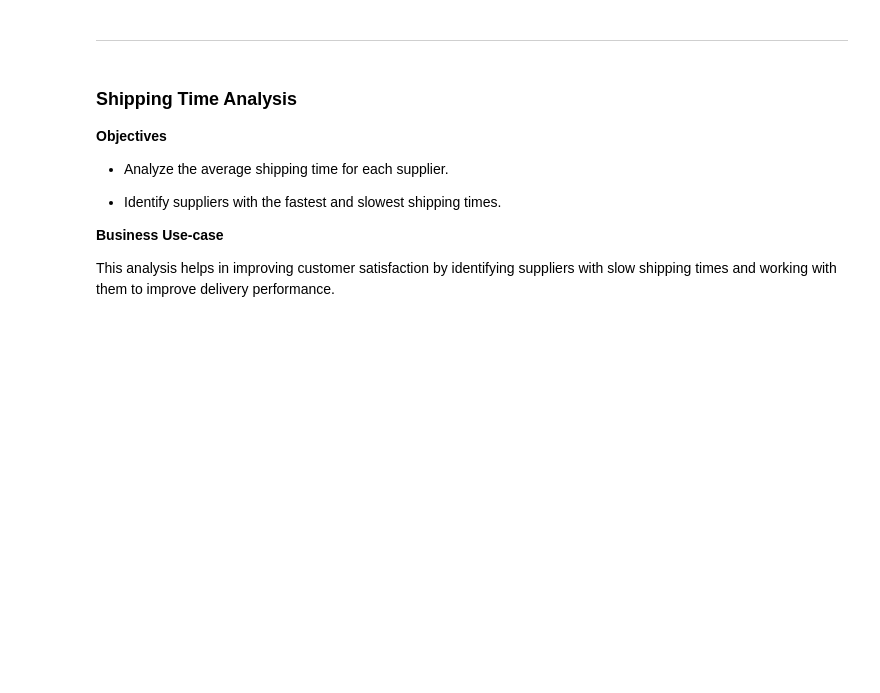
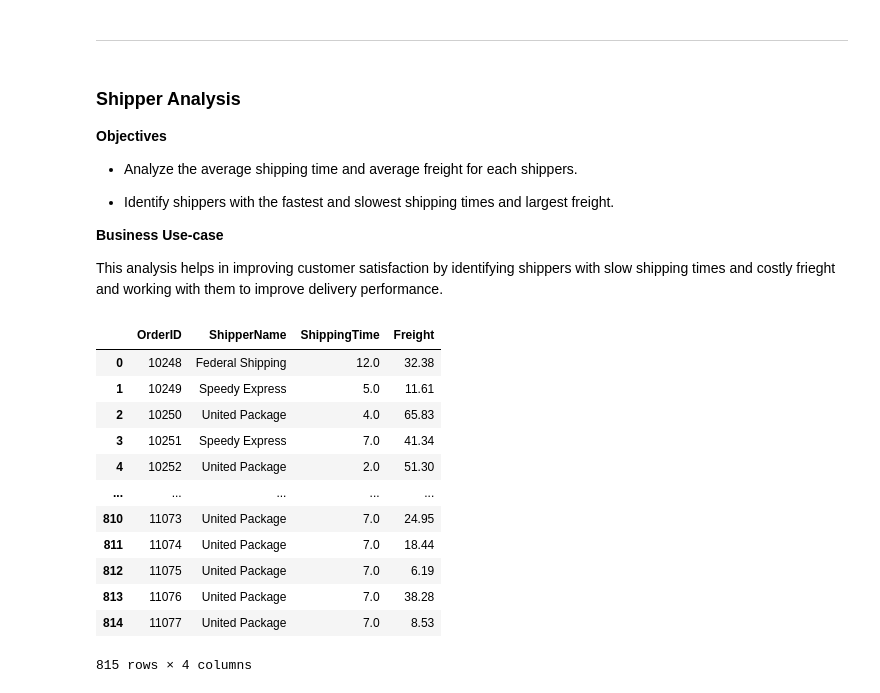
Before and after one commit to Waleed18574/Python-Project-Analyzing-Northwind-Data, a Jupyter notebook: notebook/Suppliers-Analysis.ipynb, the cells around one changed output. Saved outputs shown, nothing was run; the diff lists cells and outputs as text; code cells hidden in the pictures; blank space fills up the shorter version.

```diff
--- a/notebook/Suppliers-Analysis.ipynb
+++ b/notebook/Suppliers-Analysis.ipynb
@@ -349,13 +365,47 @@ plt.show()
 # %% [markdown]
 ---
 # %% [markdown]
-### **Shipping Time Analysis**
+### **Shipper Analysis**
 **Objectives**
 
-- Analyze the average shipping time for each supplier.
+- Analyze the average shipping time and average freight for each shippers.
 
-- Identify suppliers with the fastest and slowest shipping times.
+- Identify shippers with the fastest and slowest shipping times and largest freight.
 
 **Business Use-case**
 
-This analysis helps in improving customer satisfaction by identifying suppliers with slow shipping times and working with them to improve delivery performance.
+This analysis helps in improving customer satisfaction by identifying shippers with slow shipping times and costly frieght and working with them to improve delivery performance.
+# %%
+shippers_data = suppliers_analysis.groupby(["OrderID","ShipperName"], as_index=False).agg(
+    ShippingTime=("ShippingTime(Days)","mean"), Freight=("Freight","mean")
+    )#.rename(columns={"AverageShippingTime	":"ShippingTime	","AverageFreight":"Freight"})
+
+# I will fill the missing values in the ShippingTime column with the median of the respective shippers since the data is skewed
+shippers_data.loc[(shippers_data["ShipperName"]=="United Package") & (shippers_data["ShippingTime"].isnull()), "ShippingTime"] = (
+    shippers_data.loc[shippers_data["ShipperName"]=="United Package", "ShippingTime"].median()
+)
+
+shippers_data.loc[(shippers_data["ShipperName"]=="Federal Shipping") & (shippers_data["ShippingTime"].isnull()), "ShippingTime"] = (
+    shippers_data.loc[shippers_data["ShipperName"]=="Federal Shipping", "ShippingTime"].median()
+)
+
+shippers_data.loc[(shippers_data["ShipperName"]=="Speedy Express") & (shippers_data["ShippingTime"].isnull()), "ShippingTime"] = (
+    shippers_data.loc[shippers_data["ShipperName"]=="Speedy Express", "ShippingTime"].median()
+)
+
+
+shippers_data
+# %% [output]
+|  | OrderID | ShipperName | ShippingTime | Freight |
+| 0 | 10248 | Federal Shipping | 12.0 | 32.38 |
+| 1 | 10249 | Speedy Express | 5.0 | 11.61 |
+| 2 | 10250 | United Package | 4.0 | 65.83 |
+| 3 | 10251 | Speedy Express | 7.0 | 41.34 |
+| 4 | 10252 | United Package | 2.0 | 51.30 |
+| ... | ... | ... | ... | ... |
+| 810 | 11073 | United Package | 7.0 | 24.95 |
+| 811 | 11074 | United Package | 7.0 | 18.44 |
+| 812 | 11075 | United Package | 7.0 | 6.19 |
+| 813 | 11076 | United Package | 7.0 | 38.28 |
+| 814 | 11077 | United Package | 7.0 | 8.53 |
+815 rows × 4 columns
```
Also changed, not shown: parts of 17 cells of this notebook, 1 other file.
